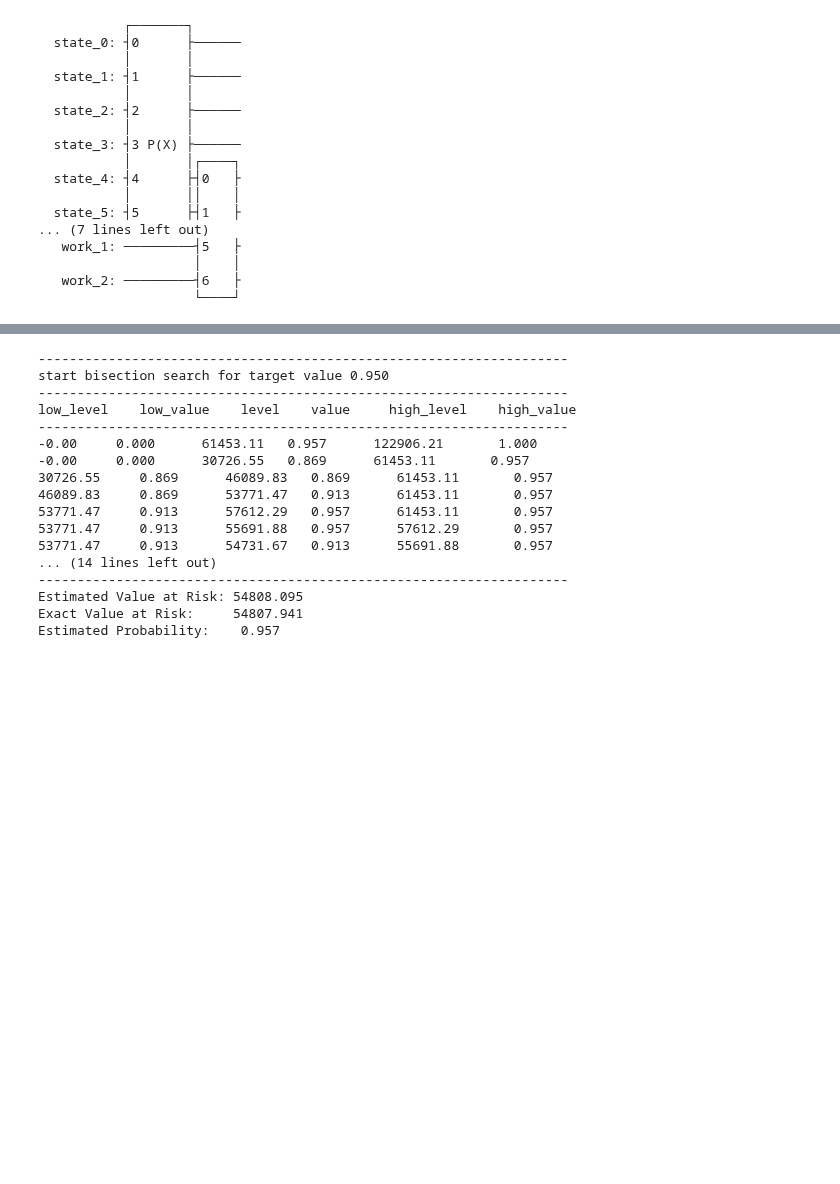
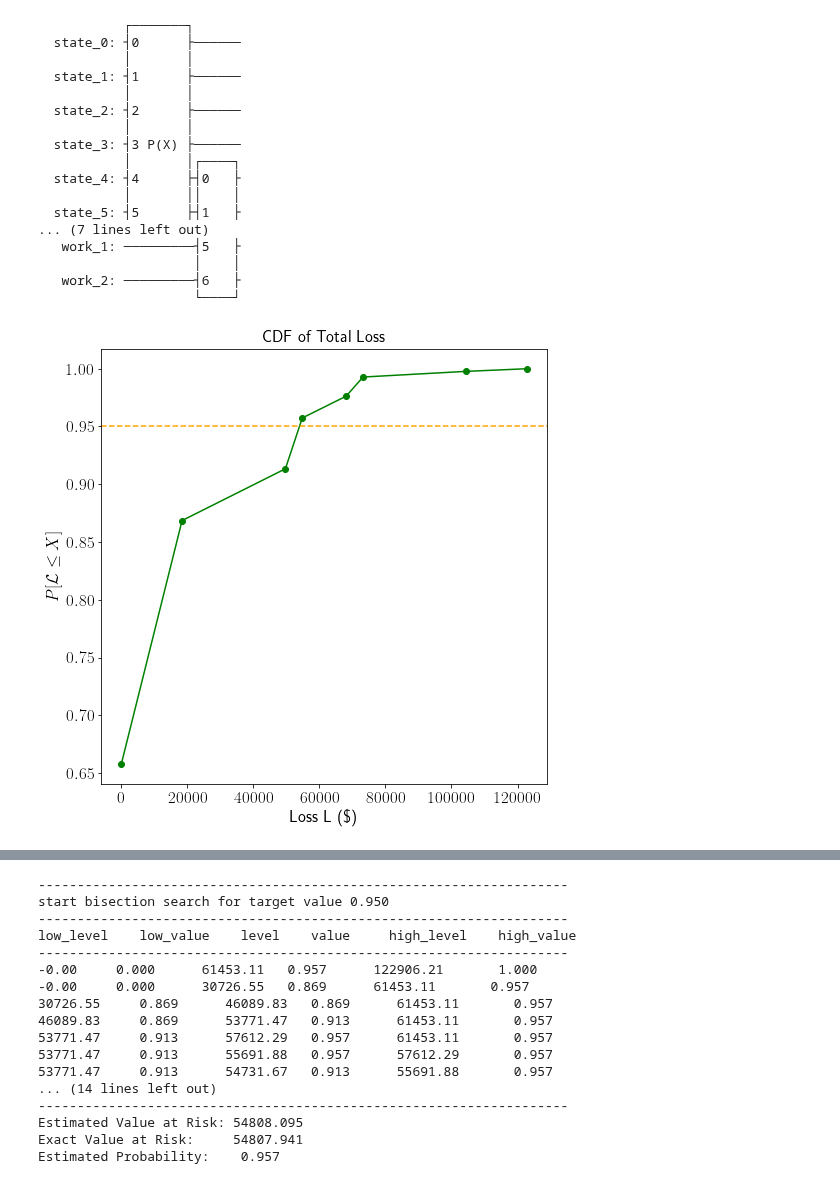
Before and after one commit to Eagle-quantum/QVaR, a Jupyter notebook: CRA_enhanced.ipynb, the cells around one changed output, grey strips where cells are left out. Drawn from its saved outputs; the diff is of its cells as text; code cells hidden in the pictures; blank space fills up the shorter version.

```diff
--- a/CRA_enhanced.ipynb
+++ b/CRA_enhanced.ipynb
@@ -335,19 +353,19 @@ def run_ae_for_cdf(x_eval, epsilon=epsilon, alpha=alpha, noise=False):
 # %%
-cdf = [run_ae_for_cdf(el, epsilon=epsilon, alpha=alpha) for el in np.sort(np.unique(losses))]
-# print(cdf)
-
 # plot loss CDF
 plt.rcParams['text.usetex'] = True
+plt.rcParams["figure.figsize"] = (8, 8)
 plt.plot(np.sort(np.unique(losses)), cdf, 'o-g')
 plt.axhline(1-alpha_var, color="orange", linestyle="--")
 
 plt.xlabel("Loss L (\$)", size=17)
 plt.ylabel(r'$P[\mathcal{L} \leq X]$', size=17)
 plt.title ("CDF of Total Loss", size=17)
-plt.xticks(np.sort(np.unique(losses)), np.sort(np.unique(losses)), size=17)
+plt.xticks(size=17) # plt.xticks(np.sort(np.unique(losses)), np.sort(np.unique(losses)), size=17)
 plt.yticks(size=17)
 plt.savefig('cdf.svg', dpi=400, bbox_inches = "tight")
 plt.show()
+# %% [output]
+[figure, added]
 # %%
 # plot loss PDF, expected loss, var, and evar
 pdf = [el-np.sum(cdf[i-1:i]) for i, el in enumerate(cdf)]
```
Also changed, not shown: parts of 4 cells of this notebook, 5 other files.
